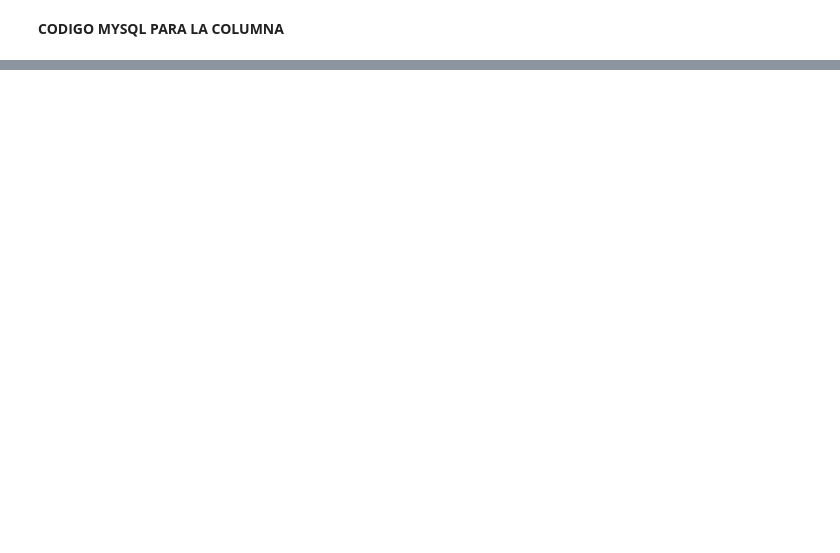
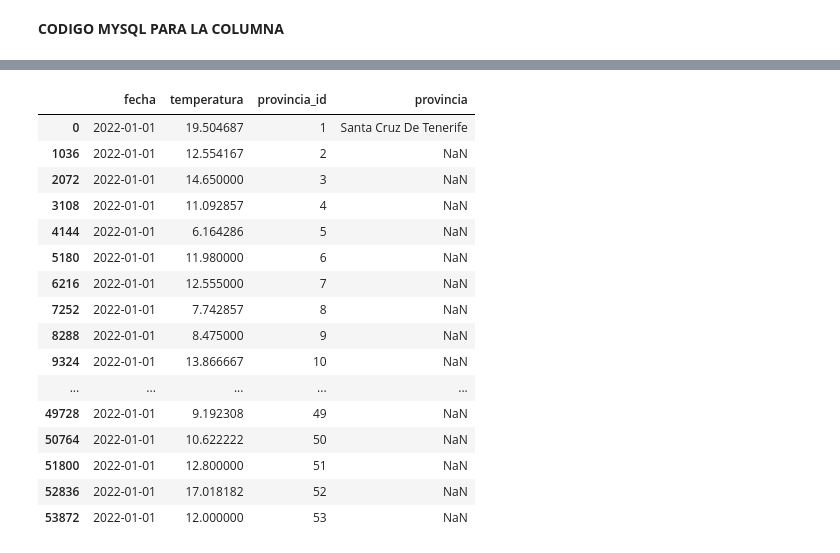
Before and after one commit to Estela8/aemet, a Jupyter notebook: Mapa Coroplético.ipynb, the cells around one changed output, grey strips where cells are left out. Cells and saved outputs as stored; diff of their text form; code cells hidden in the pictures; blank space fills up the shorter version.

```diff
--- a/Mapa Coroplético.ipynb
+++ b/Mapa Coroplético.ipynb
@@ -86,0 +98,20 @@ TypeError: ufunc 'isnan' not supported for the input types, and the inputs could
+# %%
+df[df["fecha"] == "2022-01-01"]
+# %% [output]
+|  | fecha | temperatura | provincia_id | provincia |
+| 0 | 2022-01-01 | 19.504687 | 1 | Santa Cruz De Tenerife |
+| 1036 | 2022-01-01 | 12.554167 | 2 | NaN |
+| 2072 | 2022-01-01 | 14.650000 | 3 | NaN |
+| 3108 | 2022-01-01 | 11.092857 | 4 | NaN |
+| 4144 | 2022-01-01 | 6.164286 | 5 | NaN |
+| 5180 | 2022-01-01 | 11.980000 | 6 | NaN |
+| 6216 | 2022-01-01 | 12.555000 | 7 | NaN |
+| 7252 | 2022-01-01 | 7.742857 | 8 | NaN |
+| 8288 | 2022-01-01 | 8.475000 | 9 | NaN |
+| 9324 | 2022-01-01 | 13.866667 | 10 | NaN |
+| ... | ... | ... | ... | ... |
+| 49728 | 2022-01-01 | 9.192308 | 49 | NaN |
+| 50764 | 2022-01-01 | 10.622222 | 50 | NaN |
+| 51800 | 2022-01-01 | 12.800000 | 51 | NaN |
+| 52836 | 2022-01-01 | 17.018182 | 52 | NaN |
+| 53872 | 2022-01-01 | 12.000000 | 53 | NaN |
```
Also changed, not shown: parts of 5 cells of this notebook.
